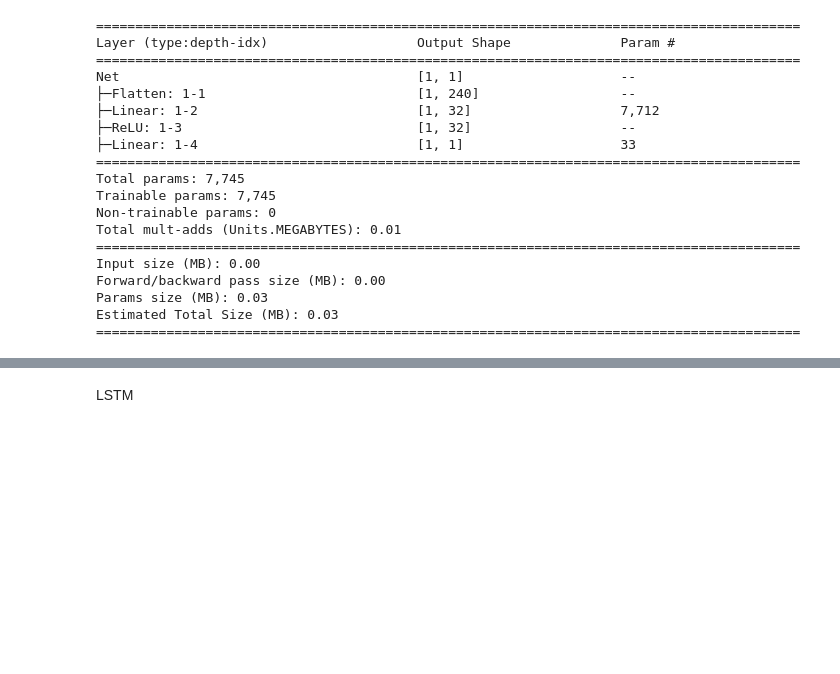
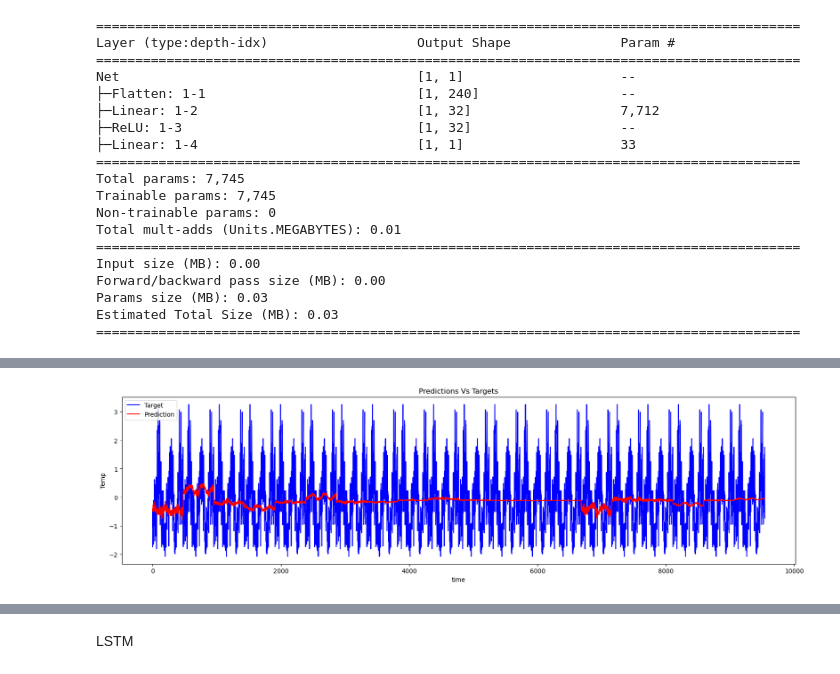
Before and after one commit to andygarcia830/lt5_ml3_hw3, a Jupyter notebook: ML3 - HW3 - LT5.ipynb, the cells around one changed output, grey strips where cells are left out. Cells and saved outputs as stored; diff of their text form; code cells hidden in the pictures; blank space fills up the shorter version.

```diff
--- a/ML3 - HW3 - LT5.ipynb
+++ b/ML3 - HW3 - LT5.ipynb
@@ -473,8 +436,11 @@ optimizer = optim.RMSprop(model.parameters())
 train_losses = []
 val_losses = []
 
+
 # Training loop
 def train_model(model, train_loader, val_loader, epochs):
+    pred_history = []
+    target_history = []
 
     for epoch in range(epochs):
         model.train()
@@ -485,7 +451,7 @@ def train_model(model, train_loader, val_loader, epochs):
             loss = criterion(outputs, targets.to(device))  # Ensure target matches output shape
             loss.backward()
             optimizer.step()
-            train_loss += loss.item()
+
 
         # Average loss for this epoch
         train_loss /= len(train_loader)
@@ -494,11 +460,20 @@ def train_model(model, train_loader, val_loader, epochs):
         # Validation
         model.eval()
         val_loss = 0.0
+
         with torch.no_grad():
             for inputs, targets in val_loader:
                 outputs = model(inputs.to(device))
                 loss = criterion(outputs, targets.to(device))
                 val_loss += loss.item()
+                train_loss += loss.item()
+                output_shape = outputs.cpu().detach().numpy()[:,0].shape[0]
+                preds_array = outputs.cpu().detach().numpy()[:,0].reshape(output_shape).tolist()
+                target_array = targets.cpu().detach().numpy().reshape(output_shape).tolist()
+                # print(preds_array)
+                pred_history += preds_array
+                target_history += target_array
+
 
         # Average validation loss for this epoch
         val_loss /= len(val_loader)
@@ -506,8 +481,8 @@ def train_model(model, train_loader, val_loader, epochs):
 
         # Print statistics
         print(f'Epoch {epoch+1}/{epochs}, Train Loss: {train_loss:.4f}, Val Loss: {val_loss:.4f}')
-
+    return (pred_history, target_history)
 # Train the model
-train_model(model, train_loader, val_loader, epochs=20)
+pred_history, target_history = train_model(model, train_loader, val_loader, epochs=20)
 # %% [output]
 cuda
@@ -530,3 +505,18 @@ Epoch 20/20, Train Loss: 0.8093, Val Loss: 0.8500
+# %%
+# print(pred_history)
+x_axis = range(1, len(pred_history) + 1)
+
+plt.figure(figsize=(20,5))
+plt.plot(x_axis, target_history, 'b', label='Target')
+plt.plot(x_axis, pred_history, 'r', label='Prediction')
+plt.title('Predictions Vs Targets')
+plt.xlabel('time')
+plt.ylabel('Temp')
+plt.legend()
+
+plt.show()
+# %% [output]
+[figure, added]
 # %%
 import matplotlib.pyplot as plt
 
```
Also changed, not shown: parts of 26 cells of this notebook.
